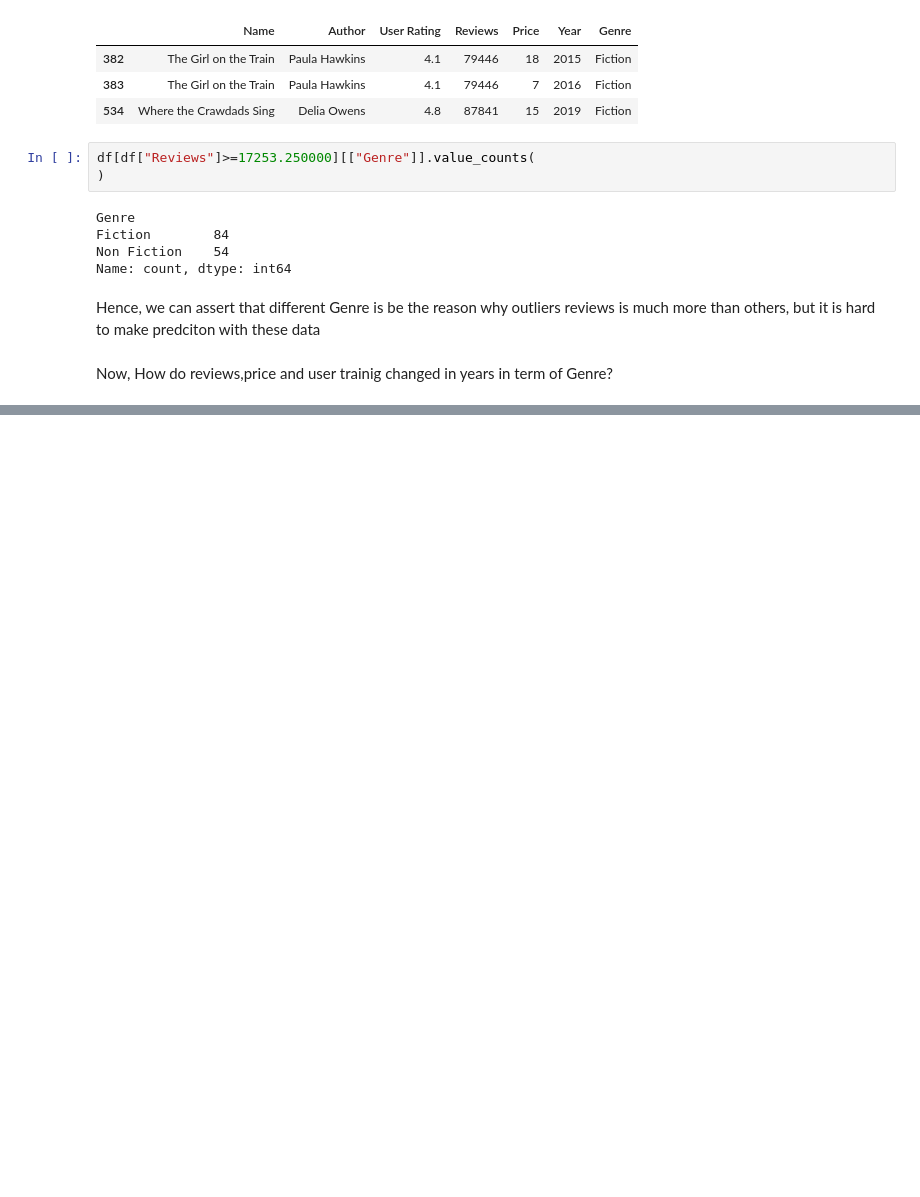
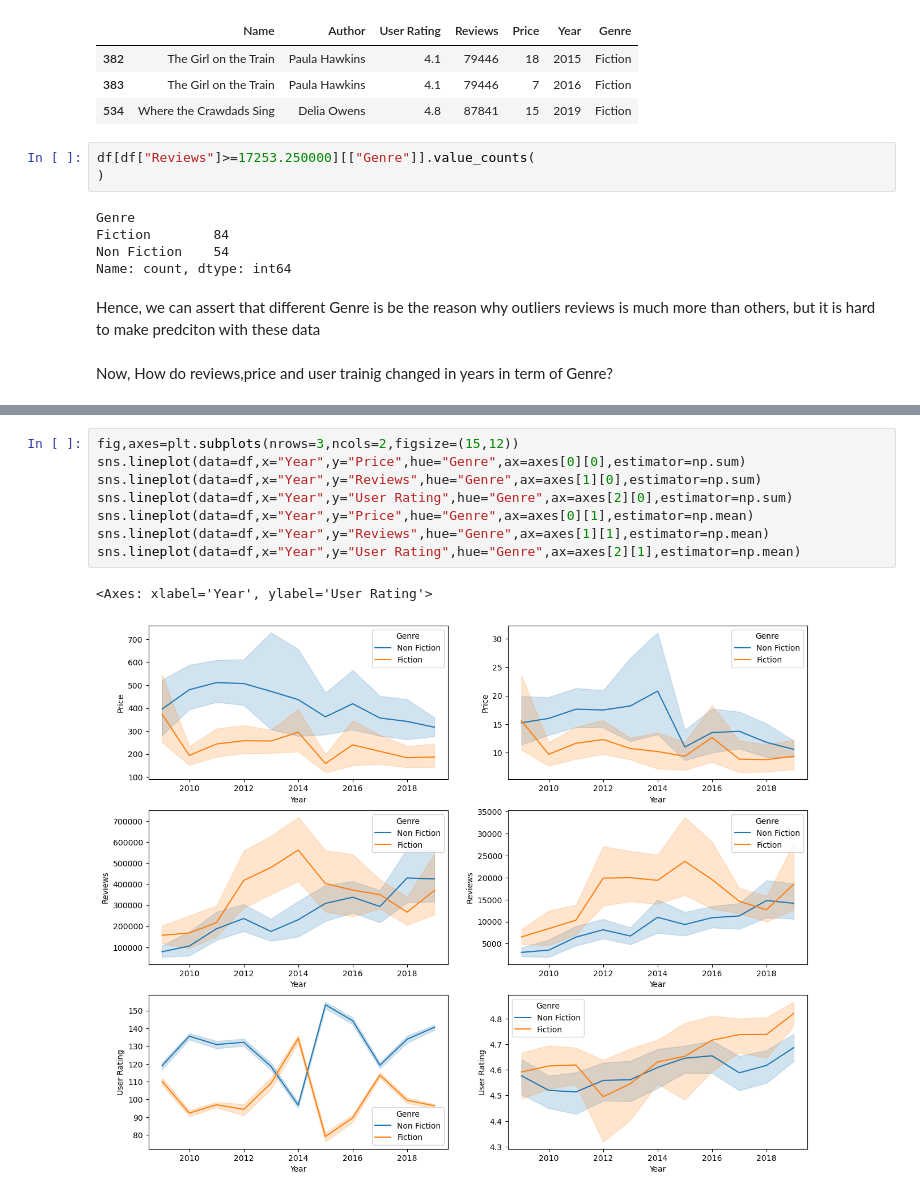
Before and after one commit to NevzatTaha/Top-50-sales-Hypothesis-Testing-and-EDA, a Jupyter notebook: Data Analytic and Visualisation.ipynb, the cells around one changed output, grey strips where cells are left out. Cells and saved outputs as stored; diff of their text form; blank space fills up the shorter version.

```diff
--- a/Data Analytic and Visualisation.ipynb
+++ b/Data Analytic and Visualisation.ipynb
@@ -166,0 +170,11 @@ plt.show()
+# %%
+fig,axes=plt.subplots(nrows=3,ncols=2,figsize=(15,12))
+sns.lineplot(data=df,x="Year",y="Price",hue="Genre",ax=axes[0][0],estimator=np.sum)
+sns.lineplot(data=df,x="Year",y="Reviews",hue="Genre",ax=axes[1][0],estimator=np.sum)
+sns.lineplot(data=df,x="Year",y="User Rating",hue="Genre",ax=axes[2][0],estimator=np.sum)
+sns.lineplot(data=df,x="Year",y="Price",hue="Genre",ax=axes[0][1],estimator=np.mean)
+sns.lineplot(data=df,x="Year",y="Reviews",hue="Genre",ax=axes[1][1],estimator=np.mean)
+sns.lineplot(data=df,x="Year",y="User Rating",hue="Genre",ax=axes[2][1],estimator=np.mean)
+# %% [output]
+<Axes: xlabel='Year', ylabel='User Rating'>
+[figure, added]
```
Also changed, not shown: parts of 9 cells of this notebook.
